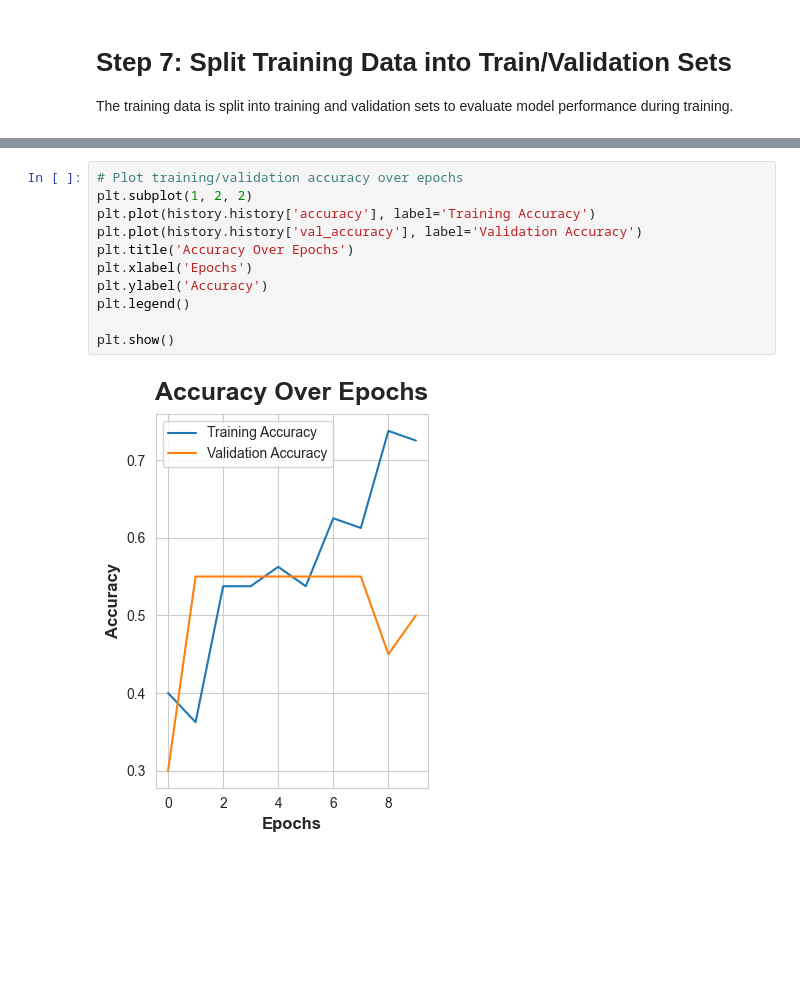
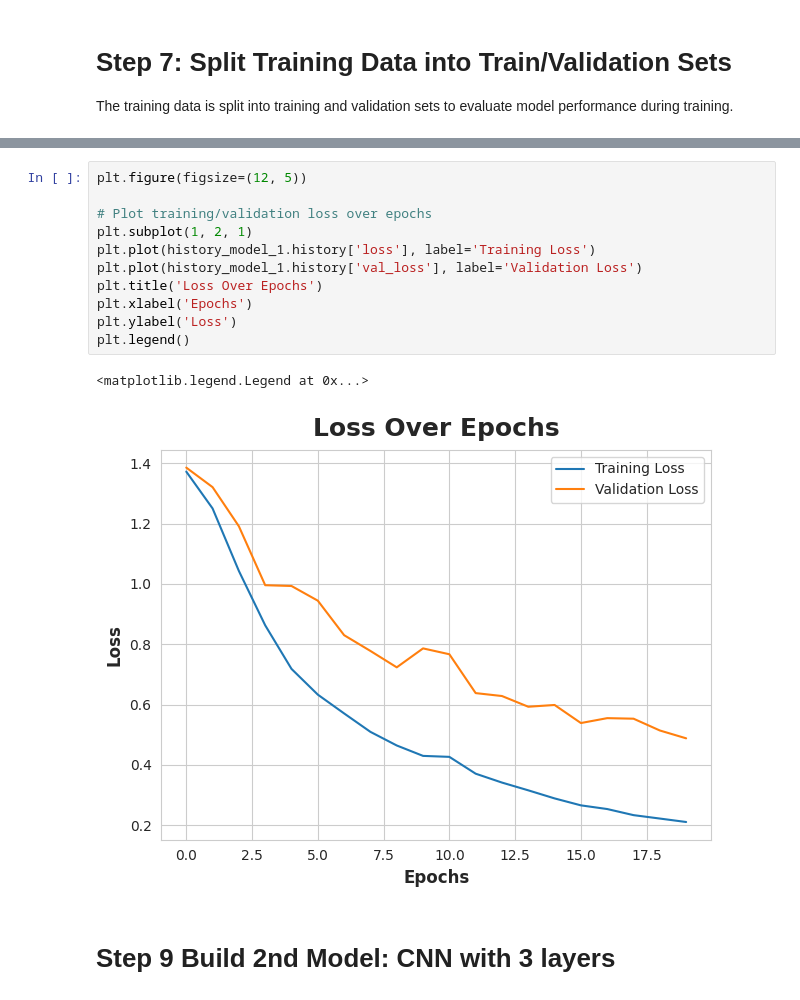
Before and after one commit to bipin-n43/medical-image-diagnosis, a Jupyter notebook: notebooks/Final_One.ipynb, the cells around one changed output, grey strips where cells are left out. Drawn from its saved outputs; the diff is of its cells as text; blank space fills up the shorter version.

```diff
--- a/notebooks/Final_One.ipynb
+++ b/notebooks/Final_One.ipynb
@@ -269,13 +310,16 @@ plt.legend()
-# %%
-# Plot training/validation accuracy over epochs
-plt.subplot(1, 2, 2)
-plt.plot(history.history['accuracy'], label='Training Accuracy')
-plt.plot(history.history['val_accuracy'], label='Validation Accuracy')
-plt.title('Accuracy Over Epochs')
-plt.xlabel('Epochs')
-plt.ylabel('Accuracy')
-plt.legend()
-
-plt.show()
-# %% [output]
-[figure, removed]
+# %%
+plt.figure(figsize=(12, 5))
+
+# Plot training/validation loss over epochs
+plt.subplot(1, 2, 1)
+plt.plot(history_model_1.history['loss'], label='Training Loss')
+plt.plot(history_model_1.history['val_loss'], label='Validation Loss')
+plt.title('Loss Over Epochs')
+plt.xlabel('Epochs')
+plt.ylabel('Loss')
+plt.legend()
+# %% [output]
+<matplotlib.legend.Legend at 0x...>
+[figure, added]
+# %% [markdown]
+# Step 9 Build 2nd Model: CNN with 3 layers
```
Also changed, not shown: parts of 30 cells of this notebook, 2 other files.
